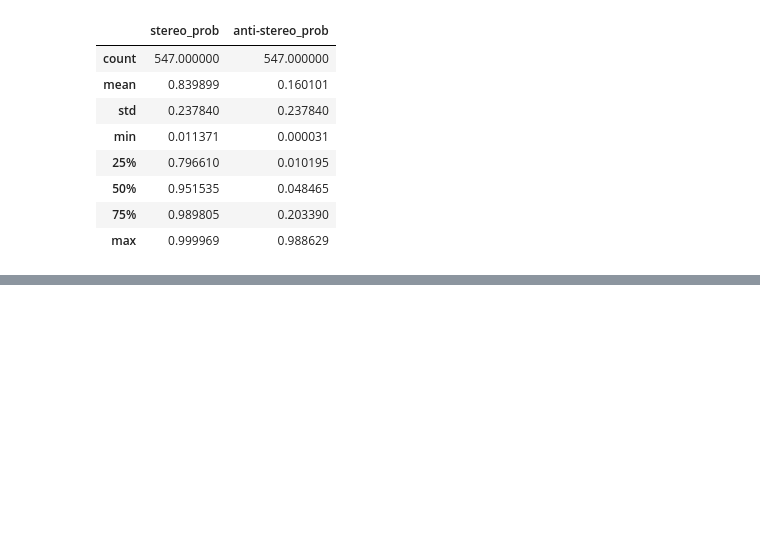
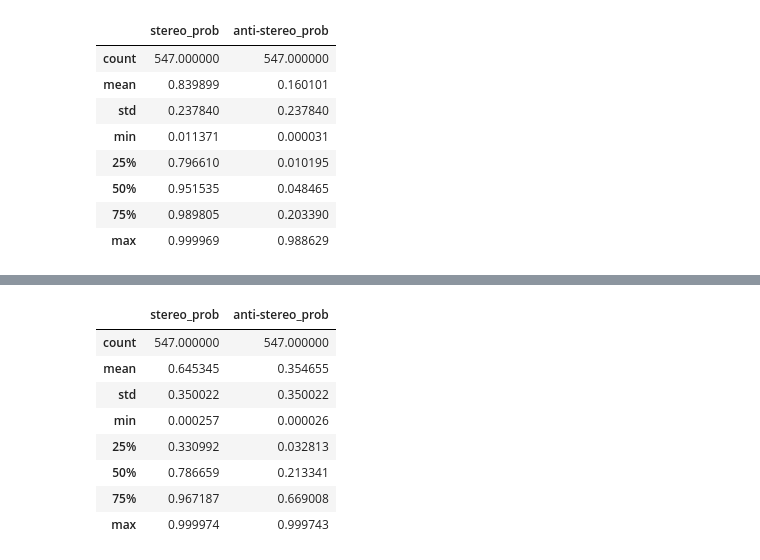
Before and after one commit to weianyin/CS224U-Gen-D, a Jupyter notebook: analysis.ipynb, the cells around one changed output, grey strips where cells are left out. Saved outputs shown, nothing was run; the diff lists cells and outputs as text; code cells hidden in the pictures; blank space fills up the shorter version.

```diff
--- a/analysis.ipynb
+++ b/analysis.ipynb
@@ -214,0 +253,12 @@ pd.read_csv("data/attention/attention_bert_prediction_gold_5.csv", index_col=0).
+# %%
+pd.read_csv("data/attention/accum_bert_prediction_gold_3.csv", index_col=0).describe()
+# %% [output]
+|  | stereo_prob | anti-stereo_prob |
+| count | 547.000000 | 547.000000 |
+| mean | 0.645345 | 0.354655 |
+| std | 0.350022 | 0.350022 |
+| min | 0.000257 | 0.000026 |
+| 25% | 0.330992 | 0.032813 |
+| 50% | 0.786659 | 0.213341 |
+| 75% | 0.967187 | 0.669008 |
+| max | 0.999974 | 0.999743 |
```
Also changed, not shown: parts of 6 cells of this notebook.
